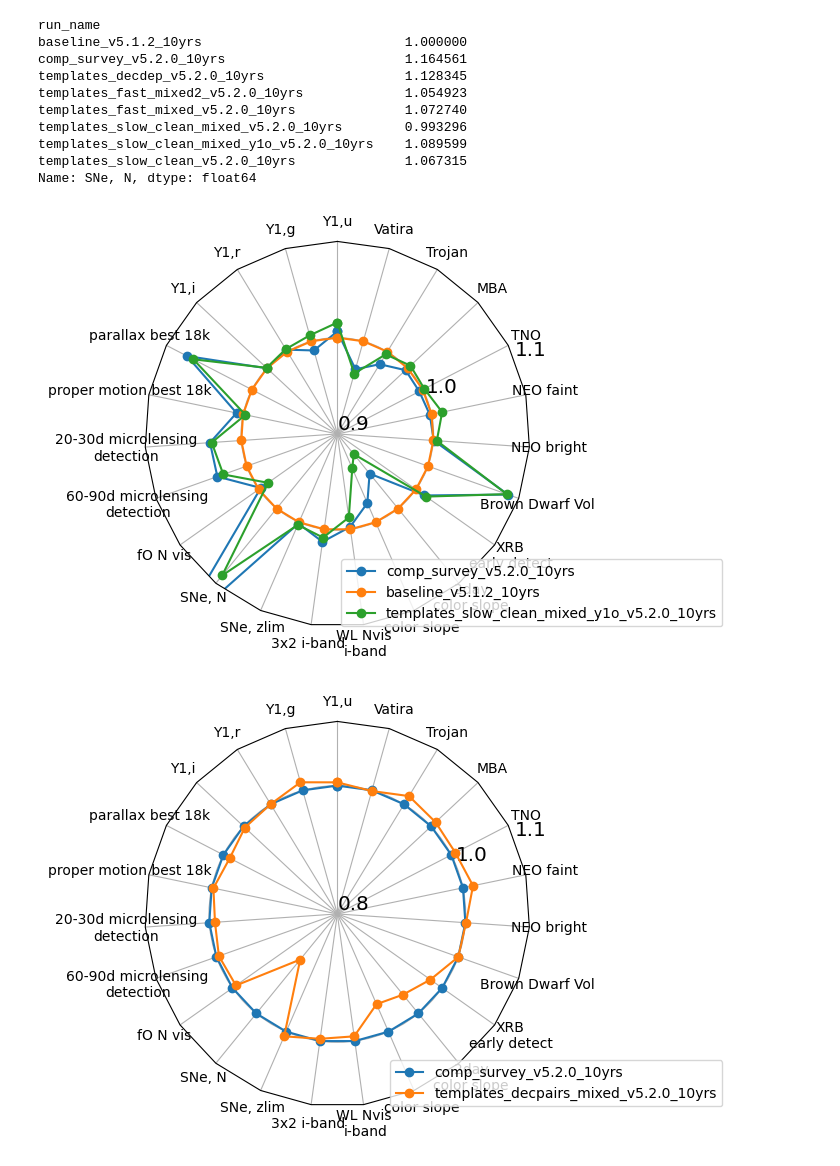
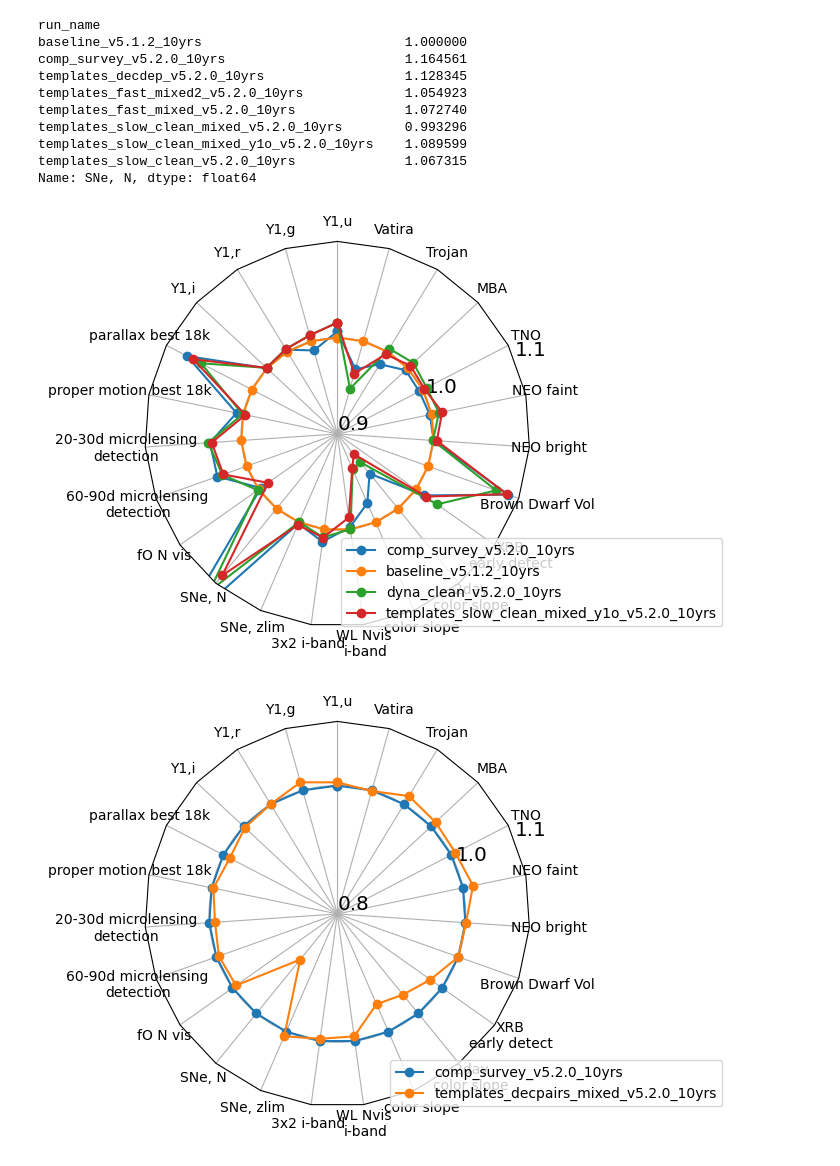
Before and after one commit to lsst-sims/sims_featureScheduler_runs5.2, a Jupyter notebook: maf/quick_look.ipynb, the cells around one changed output. Cells and saved outputs as stored; diff of their text form; code cells hidden in the pictures.

```diff
--- a/maf/quick_look.ipynb
+++ b/maf/quick_look.ipynb
@@ -288,13 +288,13 @@ templates_slow_clean_mixed_y1o_v5.2.0_10yrs    1.089599
 templates_slow_clean_v5.2.0_10yrs              1.067315
 Name: SNe, N, dtype: float64
 # %%
-runs = ['comp_survey_v5.2.0_10yrs'] + [run for run in data_loaded.index if 'y1o' in run or 'baseline_v5.1.2' in run]
+runs = ['comp_survey_v5.2.0_10yrs'] + [run for run in data_loaded.index if 'y1o' in run or 'baseline_v5.1.2' in run or "dyna_c" in run]
 
 ndata = norm_df(data, runs, cols=data.columns.values.tolist(),
                 invert_cols=invert_cols, mag_cols = mag_cols, norm_run='baseline_v5.1.2_10yrs')
 fig, ax = radar(ndata, legend=True, rgrids=[0.9, 1.0, 1.1], bbox_to_anchor=(1.5, 0))
 # %% [output]
-[figure, old version]
+[figure, new version]
 # %%
 runs = ['comp_survey_v5.2.0_10yrs'] + [run for run in data_loaded.index if 'decp' in run]
 
```
Also changed, not shown: parts of 2 cells of this notebook, 2 other files.
